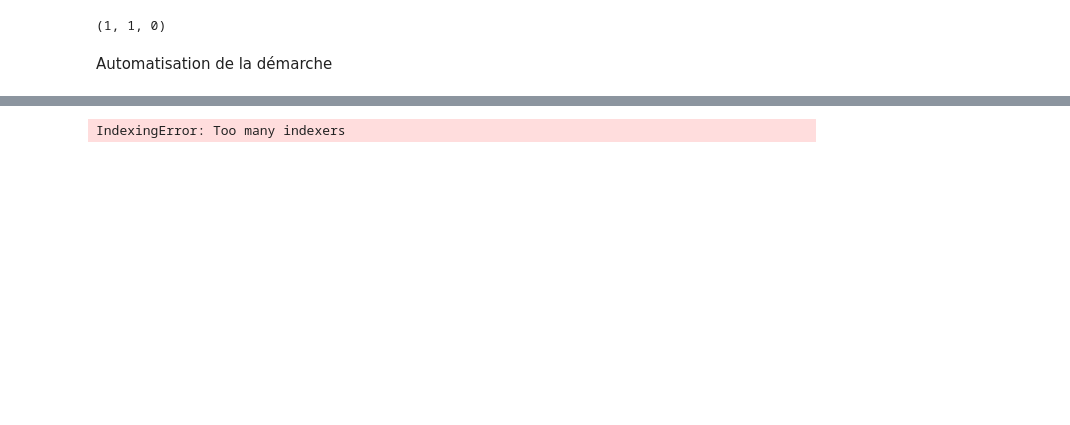
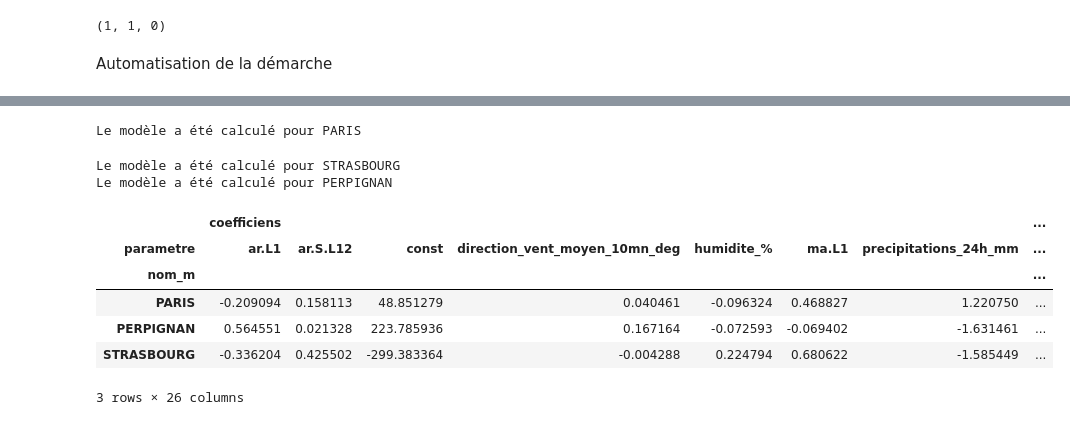
Before and after one commit to Antoine-Merienne/Projet-data-science-Mornand-Merienne, a Jupyter notebook: analyse_pollution_air.ipynb, the cells around one changed output, grey strips where cells are left out. Cells and saved outputs as stored; diff of their text form; code cells hidden in the pictures; blank space fills up the shorter version.

Commit message:
Modèle ARMIAX 5

```diff
--- a/analyse_pollution_air.ipynb
+++ b/analyse_pollution_air.ipynb
@@ -847,7 +847,8 @@ exog = sm.add_constant(exog_data)
 endog = arima_mensuel(Y_t, 'PERPIGNAN').loc[exog_data.index,target_variable]
 # Modèle non saisonnier
 model = sm.tsa.statespace.SARIMAX(endog, exog,
-                order=(1, 1, 0),  # p, d, q
+                order=(1, 0, 1),  # p, d, q
+                seasonal_order = (1,0,0,12),
                 enforce_stationarity=False,
                 enforce_invertibility=False)
 
@@ -918,27 +945,36 @@ hyper_parametres = (1,1,1)
 ville = 'PERPIGNAN'
 polluant = 'NO2'
 
-def resultat_arimax(Y,X = None, polluant ='NO2', hyper_param =(1,0,1), ville = 'STRASBOURG'):
+def resultat_arimax(Y,X = None, polluant ='NO2', ville = 'STRASBOURG'):
     '''
     Cette fonction calcule les coefficiens ARIMA sachant les paramètres du modèles donnés.
     Elle revoit un dataframe contenant les valeurs estimées du modèles (coefficients et p-valeurs)
     '''
+    exog_variables = ['pression_niveau_mer_Pa',
+                      'var_pression_3h_Pa',
+                      'direction_vent_moyen_10mn_deg',
+                      'vitesse_vent_moyen_10mn_m/s',
+                      'temperature_K',
+                      'humidite_%',
+                      'visibilite_horizontale_m',
+                      'precipitations_24h_mm'
+                    ]
+
     # On traite les données exogènes
     exog_data =arima_mensuel(X, ville).loc[:, exog_variables].dropna()
 
     # On traite les données endogènes
-    endog_data = arima_mensuel(Y, ville).loc[exog_data.index,polluant]
+    exog = sm.add_constant(exog_data)
 
     # On aligne les indice de endog et exog
-    common_index = exog_data.index.intersection(endog_data.index)
-    exog = sm.add_constant(exog_data.loc[common_index])
-    endog = endog_data.loc[common_index, polluant]
     endog = arima_mensuel(Y, ville).loc[exog_data.index,polluant]
+
     # Modèle non saisonnier
     model = sm.tsa.statespace.SARIMAX(endog, exog,
-                order=hyper_param,  # p, d, q
-                enforce_stationarity=False,
-                enforce_invertibility=False)
+                    order=(1, 0, 1),  # p, d, q
+                    seasonal_order = (1,0,0,12),
+                    enforce_stationarity=False,
+                    enforce_invertibility=False)
 
     results = model.fit(disp=False)
     return pd.DataFrame({
@@ -948,42 +984,68 @@ def resultat_arimax(Y,X = None, polluant ='NO2', hyper_param =(1,0,1), ville = '
         'p-valeurs' : results.pvalues
         })
 
-resultat_arimax(Y_t,X_t,polluant=polluant,hyper_param=hyper_parametres,ville = ville)
+resultat_arimax(Y_t,X_t,polluant=polluant,ville = ville)
 
 def get_hyper_param_liste(Y,X):
     '''
     Cette fonction permet d'obtenir les paramètres optimaux pour la sélection du modèle arima pour chaque polluant
     Dans l'ordre: 'NO2','O3','PM2.5','PM10'.
     '''
     hyper_param_liste = []
     return hyper_param_liste
 
-def arima_tout_polluants(Y,X, hyper_param_liste, ville):
+def arima_tout_polluants(Y,X, ville):
     '''
     Cette fonction renvoie un dataframe contenant les résultat de l'estimation ARIMAX pour les paramètres spécifiés du modèle
     L'argument 'hyper_param_list' est une liste contenant les tuples correspondant aux hyperparamètres optimaux pour chaques polluant
     (dans l'ordre : 'NO2','O3','PM2.5','PM10').
     '''
     polluant = ['NO2','O3','PM2.5','PM10']
     liste_arima_resultats = [
-        resultat_arimax(Y,X,polluant=polluant[i], hyper_param = hyper_param_liste[i], ville = ville)
-        for i in range(len(hyper_param_liste))
+        resultat_arimax(Y,X,polluant=polluant[i], ville = ville)
+        for i in range(4)
     ]
     output = pd.concat(liste_arima_resultats)
     return output
 #Cette fonction fonctionne bien
 
-def modelisation_arima(Y,X, hyper_param_liste):
+def modelisation_arima(Y,X):
     '''
     Cette fonction calcule les coefficients et p-valeurs pour chaque les villes du jeu dont la population est supérieure à pop_min (int)
     Elle renvoie le résultat sous forme de dataframe
     '''
 
-    liste_arima_resultat_ville = [arima_tout_polluants( Y,X,hyper_param_liste,ville) for ville in list(Y['nom_m'])]
+    liste_arima_resultat_ville = [arima_tout_polluants( Y,X,ville) for ville in list(Y['nom_m'])]
     output = pd.concat(liste_arima_resultat_ville)
     return output
 
+#modelisation_arima(Y_t_sample,X_t)
 
-modelisation_arima(Y_t_sample,X_t,[(1,0,1),(1,0,1),(1,0,1),(1,0,1)])
+Y_t_super_pop = Y_t[Y_t['population'] > 100000]
+# Reset the index for the sampled dataframe
+Y_t_super_pop.reset_index(drop=True, inplace=True)
+villes_super_pop = list(Y_t_super_pop['nom_m'].unique())
+modelisations = []
+
+for ville in villes_super_pop:
+    try :
+        modelisations.append(resultat_arimax(Y_t,X_t, polluant='NO2',ville = ville))
+        print(f"Le modèle a été calculé pour {ville}")
+    except:
+        print(f"Le modèle n'a pas pu être calculé pour {ville}")
+resultat = pd.concat(modelisations)
+resultat.reset_index(inplace = True)
+resultat.rename(columns={'index':'parametre'}, inplace=True)
+resultat = pd.pivot(resultat,index='nom_m',columns='parametre',values = ['coefficiens','p-valeurs'])
+resultat
 # %% [output]
-IndexingError: Too many indexers
+Le modèle a été calculé pour PARIS
+Le modèle a été calculé pour STRASBOURG
+Le modèle a été calculé pour PERPIGNAN
+|  | coefficiens |  |  |  |  |  |  | ... |
+| parametre | ar.L1 | ar.S.L12 | const | direction_vent_moyen_10mn_deg | humidite_% | ma.L1 | precipitations_24h_mm | ... |
+| nom_m |  |  |  |  |  |  |  | ... |
+| PARIS | -0.209094 | 0.158113 | 48.851279 | 0.040461 | -0.096324 | 0.468827 | 1.220750 | ... |
+| PERPIGNAN | 0.564551 | 0.021328 | 223.785936 | 0.167164 | -0.072593 | -0.069402 | -1.631461 | ... |
+| STRASBOURG | -0.336204 | 0.425502 | -299.383364 | -0.004288 | 0.224794 | 0.680622 | -1.585449 | ... |
+3 rows × 26 columns
```
Also changed, not shown: parts of 16 cells of this notebook.
